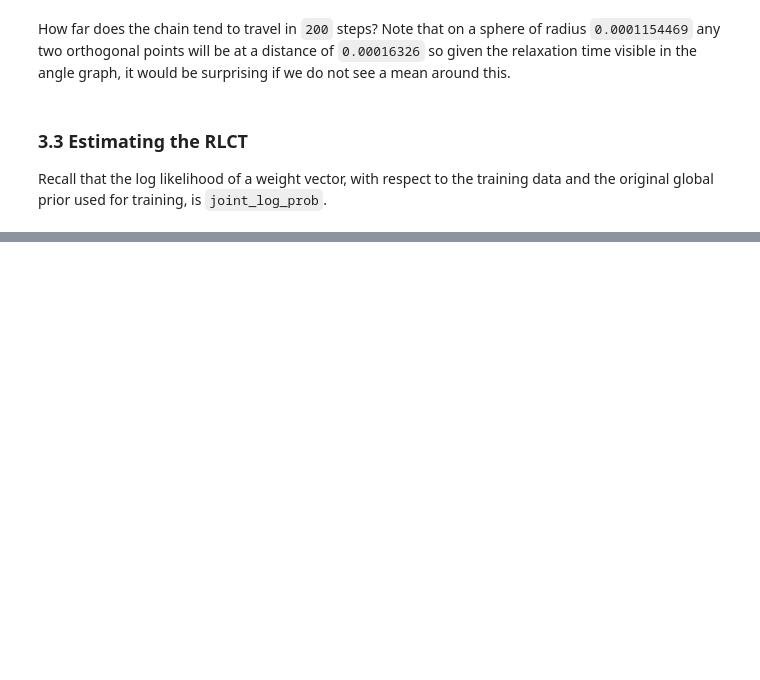
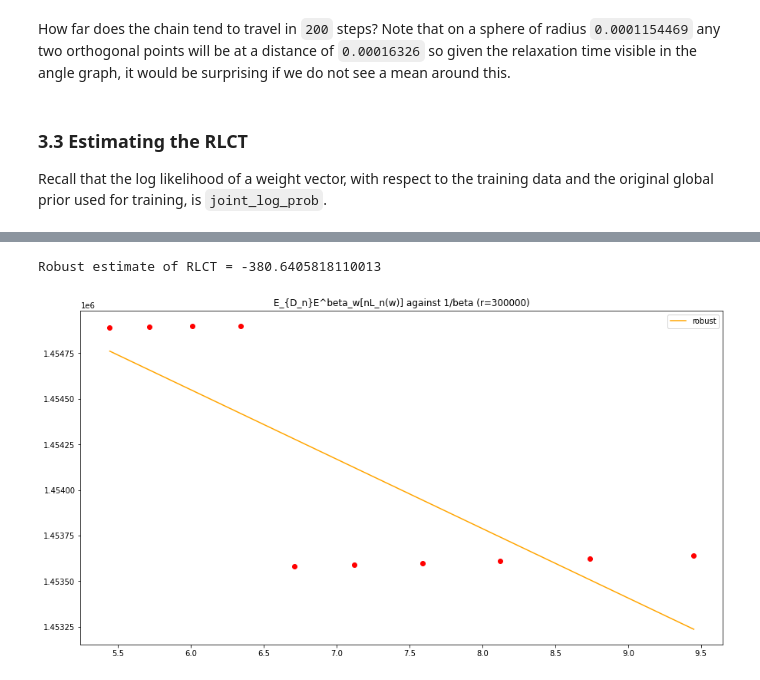
Before and after one commit to suswei/RLCT, a Jupyter notebook: notebooks/MCMC-Symmetry.ipynb, the cells around one changed output, grey strips where cells are left out. Cells and saved outputs as stored; diff of their text form; code cells hidden in the pictures; blank space fills up the shorter version.

```diff
--- a/notebooks/MCMC-Symmetry.ipynb
+++ b/notebooks/MCMC-Symmetry.ipynb
@@ -820,23 +883,30 @@ if( len(mc_chains) > 1 ):
 # %%
-# Same as above, but with a closer crop of the datapoints
+#### Same as above, but with a closer crop of the datapoints
 
 if( len(mc_chains) > 1 ):
   plt.figure()
   plt.title("E_{D_n}E^beta_w[nL_n(w)] against 1/beta (r=" + str(r) + ")")
   plt.errorbar(x=1/betas, y=estimates, fmt='ro')
 
-  m, b = np.polyfit([1/b for b in betas], estimates, 1)
+  #m, b = np.polyfit([1/b for b in betas], estimates, 1)
 
   #plt.plot(1/betas, [m*x + b for x in 1/betas], label='least squares')
 
   # robust ls fit
+  sub_betas = betas
+  sub_estimates = estimates
+
   regr = ElasticNet(random_state=0, fit_intercept=True, alpha=0.1)
-  regr.fit((1 / betas).reshape(args.num_betas, 1), estimates)
+  regr.fit((1 / sub_betas).reshape(len(sub_betas), 1), sub_estimates)
   b_robust = regr.intercept_
   m_robust = regr.coef_[0]
+  print("\nRobust estimate of RLCT = " + str(m_robust))
 
   plt.plot(1/betas, [m_robust * x + b_robust for x in 1/betas], label='robust', color='orange')
 
   plt.legend(loc='best')
 
   plt.show()
+# %% [output]
+Robust estimate of RLCT = -380.6405818110013
+[figure, added]
```
Also changed, not shown: parts of 11 cells of this notebook.
